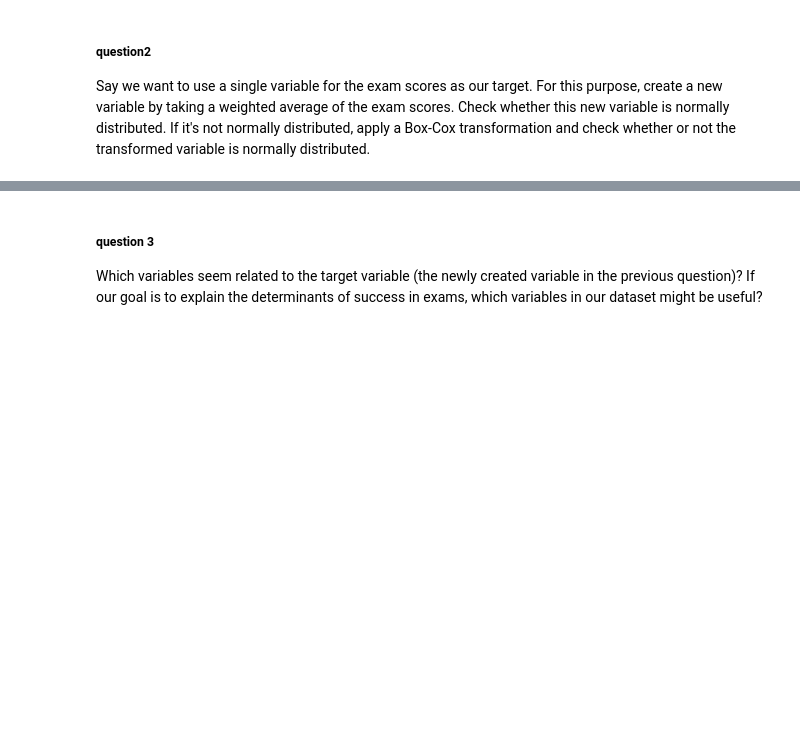
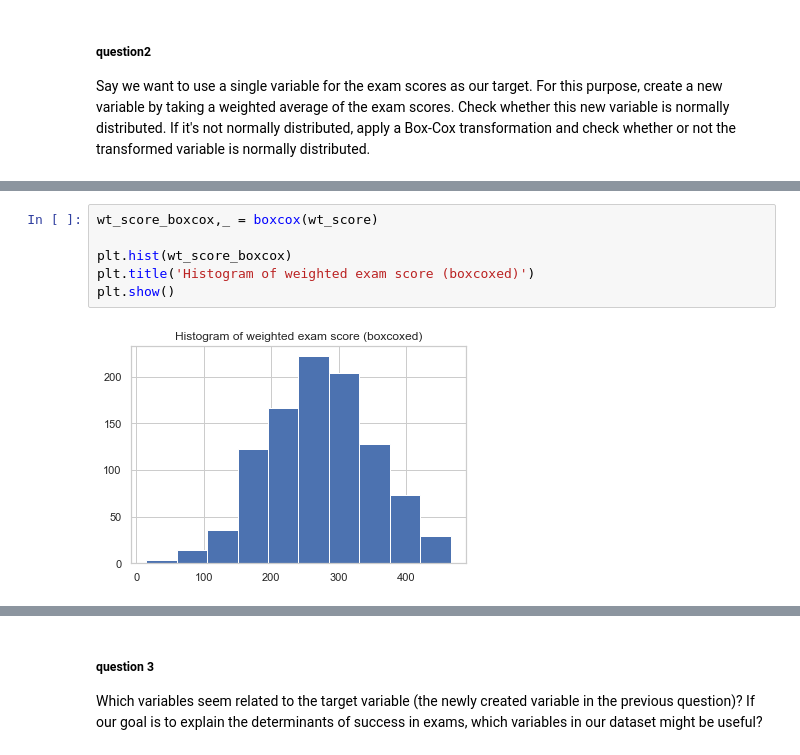
Before and after one commit to kathieking/Thinkful, a Jupyter notebook: check17_7_assignment.ipynb, the cells around one changed output, grey strips where cells are left out. Cells and saved outputs as stored; diff of their text form; blank space fills up the shorter version.

```diff
--- a/check17_7_assignment.ipynb
+++ b/check17_7_assignment.ipynb
@@ -177,0 +223,8 @@ Say we want to use a single variable for the exam scores as our target. For this
+# %%
+wt_score_boxcox,_ = boxcox(wt_score)
+
+plt.hist(wt_score_boxcox)
+plt.title('Histogram of weighted exam score (boxcoxed)')
+plt.show()
+# %% [output]
+[figure, added]
```
Also changed, not shown: parts of 14 cells of this notebook.
